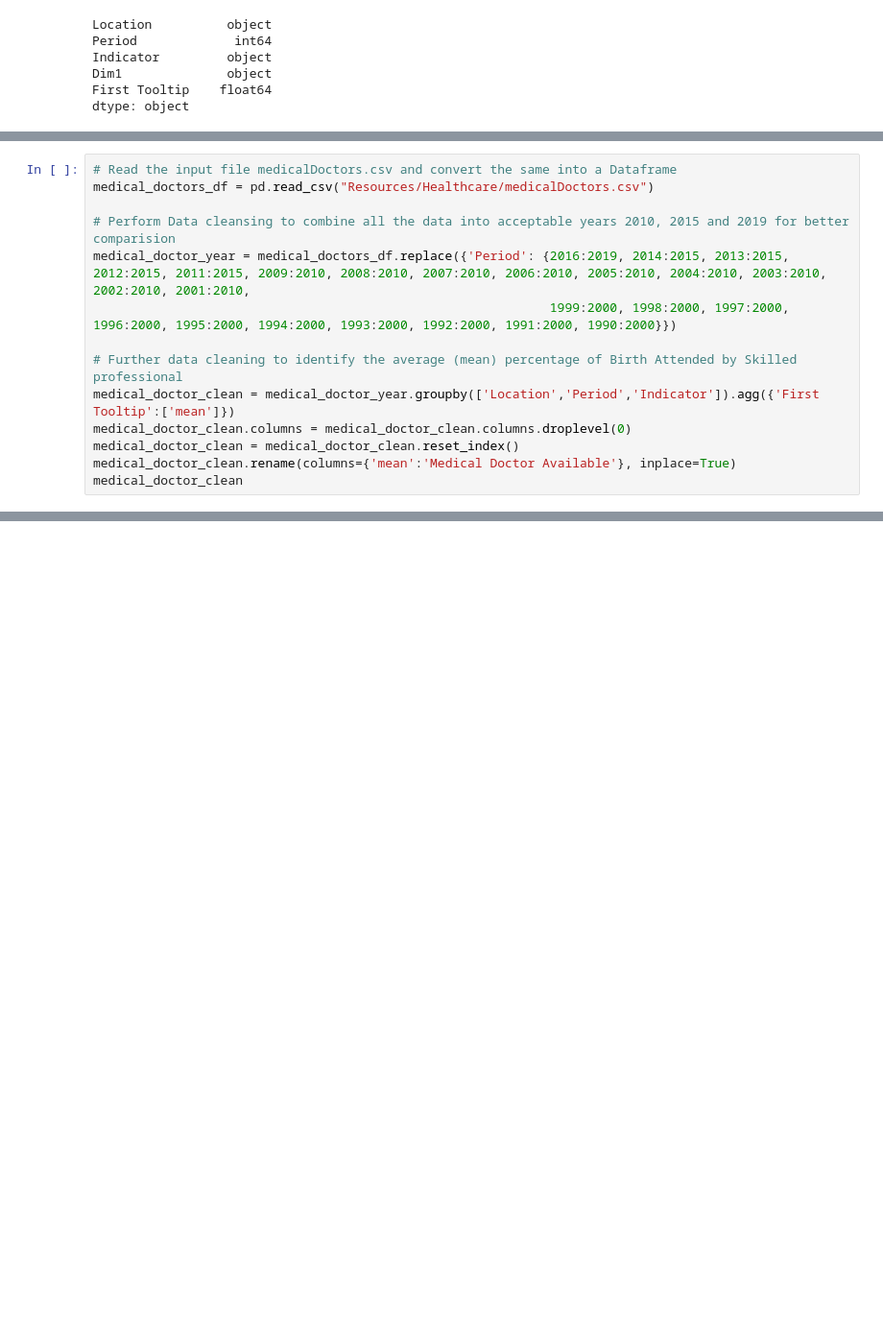
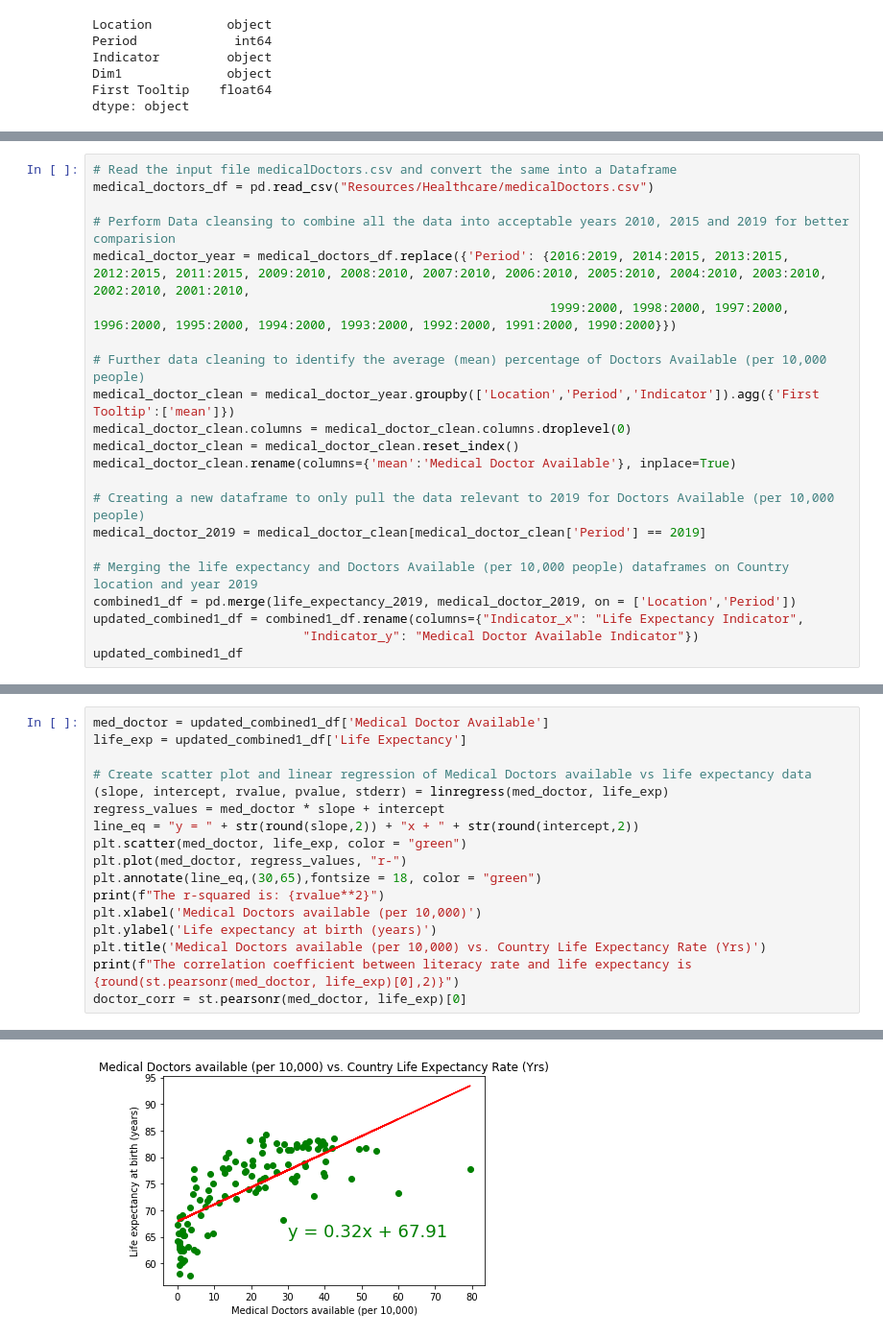
Before and after one commit to pkorat/World-Life-Expectancy-Analysis, a Jupyter notebook: main_project1_ash.ipynb, the cells around one changed output, grey strips where cells are left out. Shown at 96% size. Saved outputs shown, nothing was run; the diff lists cells and outputs as text; blank space fills up the shorter version.

```diff
--- a/main_project1_ash.ipynb
+++ b/main_project1_ash.ipynb
@@ -78,9 +112,17 @@ medical_doctors_df = pd.read_csv("Resources/Healthcare/medicalDoctors.csv")
 medical_doctor_year = medical_doctors_df.replace({'Period': {2016:2019, 2014:2015, 2013:2015, 2012:2015, 2011:2015, 2009:2010, 2008:2010, 2007:2010, 2006:2010, 2005:2010, 2004:2010, 2003:2010, 2002:2010, 2001:2010,
                                                              1999:2000, 1998:2000, 1997:2000, 1996:2000, 1995:2000, 1994:2000, 1993:2000, 1992:2000, 1991:2000, 1990:2000}})
 
-# Further data cleaning to identify the average (mean) percentage of Birth Attended by Skilled professional
+# Further data cleaning to identify the average (mean) percentage of Doctors Available (per 10,000 people)
 medical_doctor_clean = medical_doctor_year.groupby(['Location','Period','Indicator']).agg({'First Tooltip':['mean']})
 medical_doctor_clean.columns = medical_doctor_clean.columns.droplevel(0)
 medical_doctor_clean = medical_doctor_clean.reset_index()
 medical_doctor_clean.rename(columns={'mean':'Medical Doctor Available'}, inplace=True)
-medical_doctor_clean
+
+# Creating a new dataframe to only pull the data relevant to 2019 for Doctors Available (per 10,000 people)
+medical_doctor_2019 = medical_doctor_clean[medical_doctor_clean['Period'] == 2019]
+
+# Merging the life expectancy and Doctors Available (per 10,000 people) dataframes on Country location and year 2019
+combined1_df = pd.merge(life_expectancy_2019, medical_doctor_2019, on = ['Location','Period'])
+updated_combined1_df = combined1_df.rename(columns={"Indicator_x": "Life Expectancy Indicator",
+                            "Indicator_y": "Medical Doctor Available Indicator"})
+updated_combined1_df
@@ -86,0 +143,18 @@ medical_doctor_clean
+# %%
+med_doctor = updated_combined1_df['Medical Doctor Available']
+life_exp = updated_combined1_df['Life Expectancy']
+
+# Create scatter plot and linear regression of Medical Doctors available vs life expectancy data
+(slope, intercept, rvalue, pvalue, stderr) = linregress(med_doctor, life_exp)
+regress_values = med_doctor * slope + intercept
+line_eq = "y = " + str(round(slope,2)) + "x + " + str(round(intercept,2))
+plt.scatter(med_doctor, life_exp, color = "green")
+plt.plot(med_doctor, regress_values, "r-")
+plt.annotate(line_eq,(30,65),fontsize = 18, color = "green")
+print(f"The r-squared is: {rvalue**2}")
+plt.xlabel('Medical Doctors available (per 10,000)')
+plt.ylabel('Life expectancy at birth (years)')
+plt.title('Medical Doctors available (per 10,000) vs. Country Life Expectancy Rate (Yrs)')
+print(f"The correlation coefficient between literacy rate and life expectancy is {round(st.pearsonr(med_doctor, life_exp)[0],2)}")
+doctor_corr = st.pearsonr(med_doctor, life_exp)[0]
+# %% [output]
@@ -87,3 +163,4 @@ medical_doctor_clean
+[figure, added]
 # %%
 # Read the input file nursingAndMidwife.csv and convert the same into a Dataframe
 nurse_midwife_df = pd.read_csv("Resources/Healthcare/nursingAndMidwife.csv")
```
Also changed, not shown: parts of 7 cells of this notebook.
